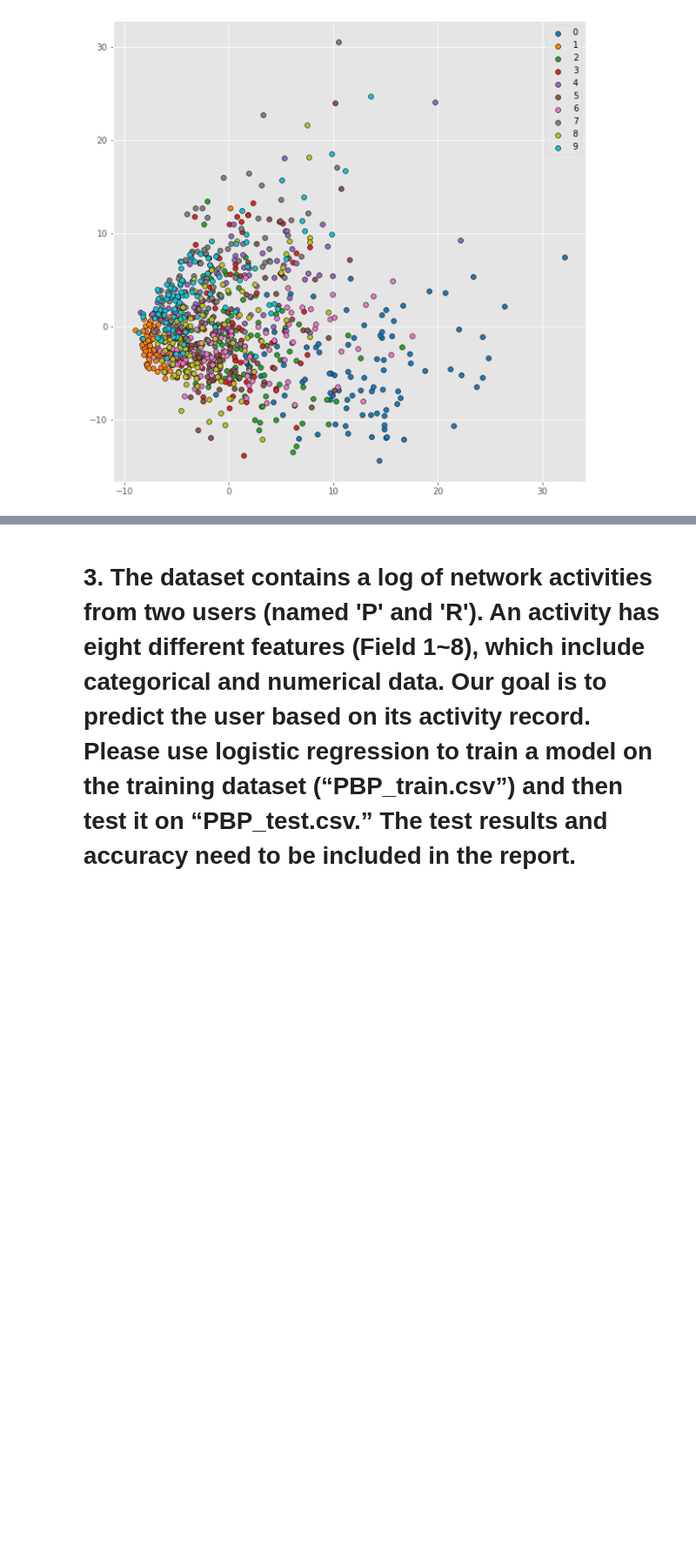
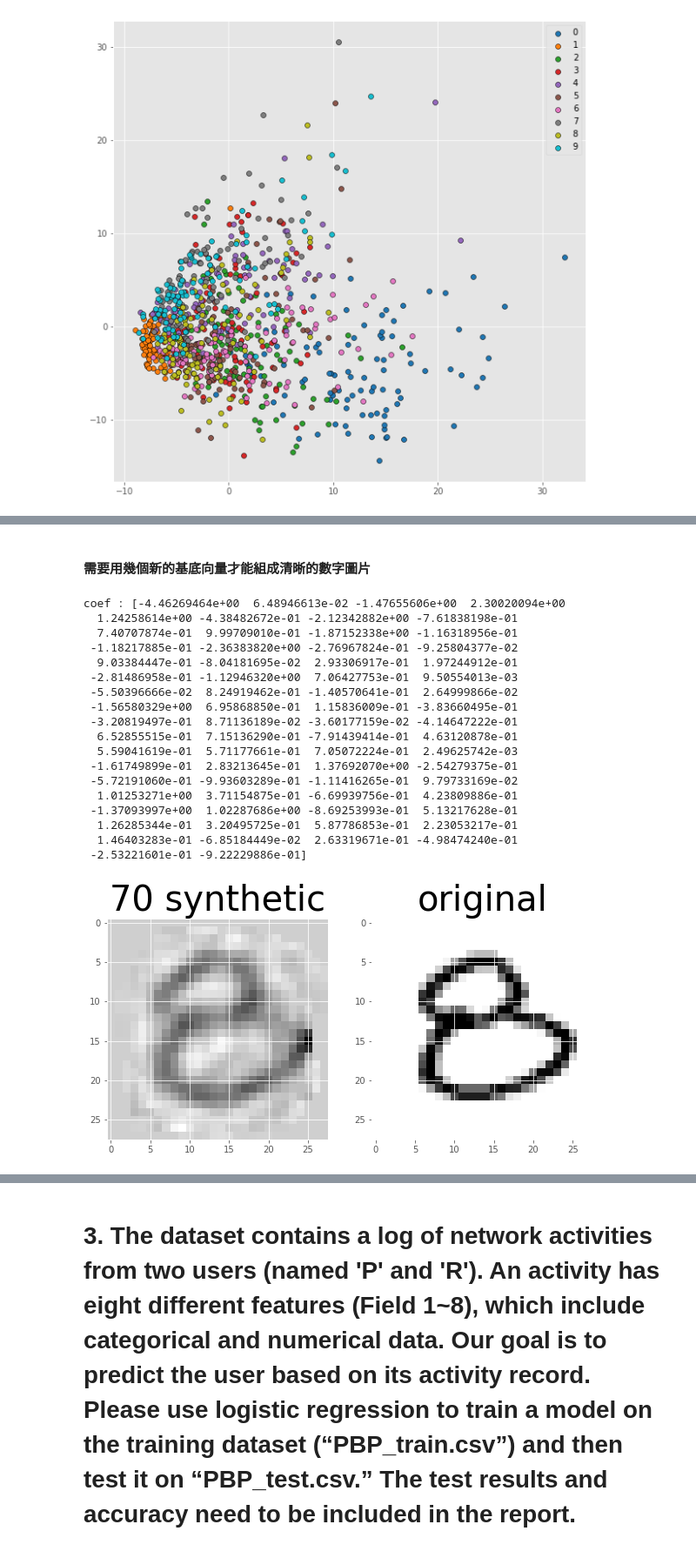
Before and after one commit to theabc50111/nccu_cs_hw, a Jupyter notebook: DeepLearning_HW/hw2/110753201_hw2_DL_資科碩一曹昱維.ipynb, the cells around one changed output, grey strips where cells are left out. Shown at 87% size. Cells and saved outputs as stored; diff of their text form; code cells hidden in the pictures; blank space fills up the shorter version.

```diff
--- a/DeepLearning_HW/hw2/110753201_hw2_DL_資科碩一曹昱維.ipynb
+++ b/DeepLearning_HW/hw2/110753201_hw2_DL_資科碩一曹昱維.ipynb
@@ -200,0 +247,43 @@ plt.legend()
+# %% [markdown]
+#### 需要用幾個新的基底向量才能組成清晰的數字圖片
+# %%
+def syn_ori_compare(pic:np.array, eig_vector:np.array, syn_num:int = 10) -> (None):
+    # pic : input picture
+    # eig_vector : basis vector
+    # syn_num : how many basis to take
+
+    pca_trans_mat = eig_vector[:,:syn_num]
+    coef = np.dot(pic,pca_trans_mat) # 求出原始圖片在前k個basis上的長度(或稱係數)
+    print(f'coef : {coef}')
+    k_sum_pic = np.zeros((28,28))
+    for i in range(syn_num):
+        tmp_pic = (coef[i]*pca_trans_mat[:,i]).reshape(28,28) #  係數乘上相對應的basis，並轉成圖片
+        k_sum_pic += tmp_pic # 將乘上係數的basis加總起來
+    fig, (ax1, ax2) = plt.subplots(1, 2, figsize=(10,5))
+    ax1.imshow(k_sum_pic, cmap='binary')
+    ax1.set_title(f'{i+1} synthetic', fontsize=40)
+    ax2.imshow(pic.reshape(28,28), cmap='binary')
+    ax2.set_title(f'original', fontsize=40)
+    plt.show()
+
+syn_ori_compare(x_train[850], eig_vector, 70)
+# %% [output]
+coef : [-4.46269464e+00  6.48946613e-02 -1.47655606e+00  2.30020094e+00
+  1.24258614e+00 -4.38482672e-01 -2.12342882e+00 -7.61838198e-01
+  7.40707874e-01  9.99709010e-01 -1.87152338e+00 -1.16318956e-01
+ -1.18217885e-01 -2.36383820e+00 -2.76967824e-01 -9.25804377e-02
+  9.03384447e-01 -8.04181695e-02  2.93306917e-01  1.97244912e-01
+ -2.81486958e-01 -1.12946320e+00  7.06427753e-01  9.50554013e-03
+ -5.50396666e-02  8.24919462e-01 -1.40570641e-01  2.64999866e-02
+ -1.56580329e+00  6.95868850e-01  1.15836009e-01 -3.83660495e-01
+ -3.20819497e-01  8.71136189e-02 -3.60177159e-02 -4.14647222e-01
+  6.52855515e-01  7.15136290e-01 -7.91439414e-01  4.63120878e-01
+  5.59041619e-01  5.71177661e-01  7.05072224e-01  2.49625742e-03
+ -1.61749899e-01  2.83213645e-01  1.37692070e+00 -2.54279375e-01
+ -5.72191060e-01 -9.93603289e-01 -1.11416265e-01  9.79733169e-02
+  1.01253271e+00  3.71154875e-01 -6.69939756e-01  4.23809886e-01
+ -1.37093997e+00  1.02287686e+00 -8.69253993e-01  5.13217628e-01
+  1.26285344e-01  3.20495725e-01  5.87786853e-01  2.23053217e-01
+  1.46403283e-01 -6.85184449e-02  2.63319671e-01 -4.98474240e-01
+ -2.53221601e-01 -9.22229886e-01]
+[figure, added]
```
Also changed, not shown: parts of 10 cells of this notebook, 4 other files.
